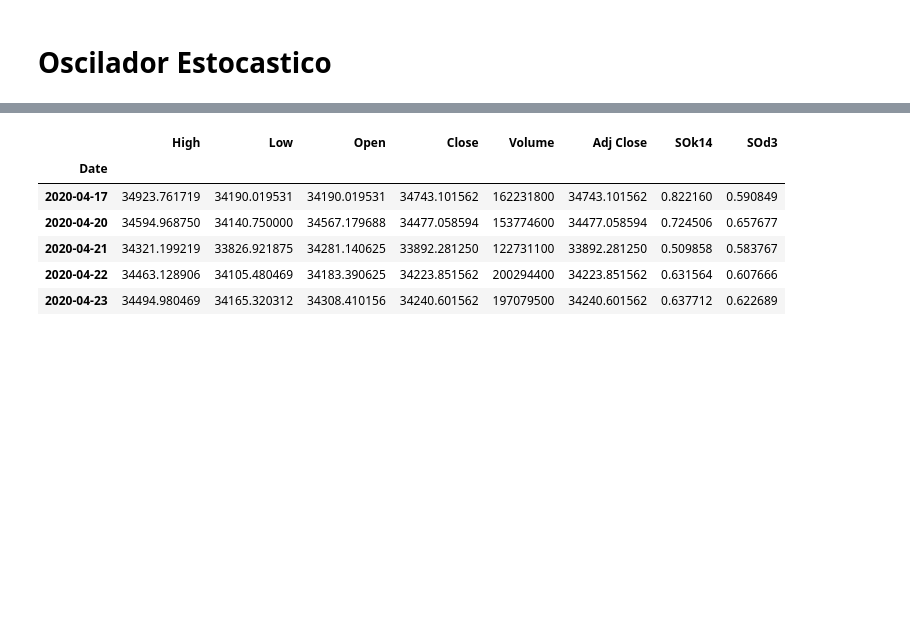
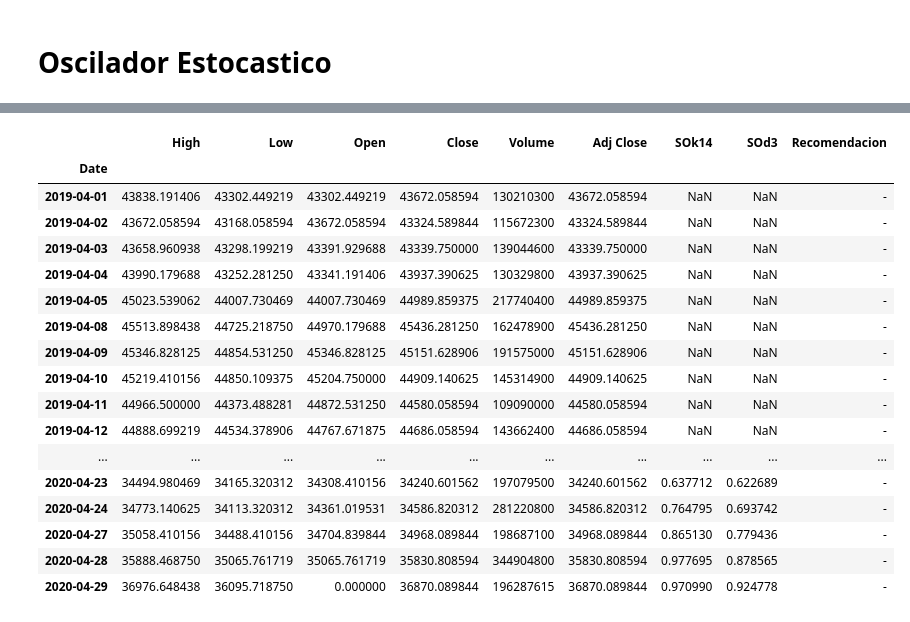
Before and after one commit to rodoren/Analisis-Tecnico, a Jupyter notebook: OsciladorEstocastico.ipynb, the cells around one changed output, grey strips where cells are left out. Cells and saved outputs as stored; diff of their text form; code cells hidden in the pictures; blank space fills up the shorter version.

```diff
--- a/OsciladorEstocastico.ipynb
+++ b/OsciladorEstocastico.ipynb
@@ -9,10 +9,12 @@ import numpy as np
 import datetime as date
 import matplotlib.pyplot as plt
 # %%
-enddate = date.datetime(2020,4,23)
+enddate = date.datetime(2020,4,29)
 startdate = date.datetime(2019,4,1)
 tick = '^MXX'
 ipc = pdr.get_data_yahoo(tick, start = startdate, end = enddate)
+# %%
+pd.set_option('display.max_rows',None)
 # %%
 ipc.head()
 # %% [output]
@@ -62,18 +65,34 @@ def STO(df, nK, nD, nS=1):
     SOd = SOd.ewm(ignore_na = False, span = nS, min_periods = nS - 1 , adjust = True).mean()
     df = df.join(SOk)
     df = df.join(SOd)
+    df['Recomendacion'] = 0
+    df.loc[(((SOk < SOd) & (SOk.shift(1) > SOd.shift(1))) & (SOd > 0.8)),'Recomendacion'] = 'Vender'
+    df.loc[(((SOk > SOd) & (SOk.shift(1) < SOd.shift(1))) & (SOd < 0.2)),'Recomendacion'] = 'Comprar'
+    df.loc[ df['Recomendacion'] == 0, 'Recomendacion'] = '-'
+
     return df
 # %%
 df2 = STO(ipc, 14, 3)
-df2.tail()
+df2
 # %% [output]
-|  | High | Low | Open | Close | Volume | Adj Close | SOk14 | SOd3 |
-| Date |  |  |  |  |  |  |  |  |
-| 2020-04-17 | 34923.761719 | 34190.019531 | 34190.019531 | 34743.101562 | 162231800 | 34743.101562 | 0.822160 | 0.590849 |
-| 2020-04-20 | 34594.968750 | 34140.750000 | 34567.179688 | 34477.058594 | 153774600 | 34477.058594 | 0.724506 | 0.657677 |
-| 2020-04-21 | 34321.199219 | 33826.921875 | 34281.140625 | 33892.281250 | 122731100 | 33892.281250 | 0.509858 | 0.583767 |
-| 2020-04-22 | 34463.128906 | 34105.480469 | 34183.390625 | 34223.851562 | 200294400 | 34223.851562 | 0.631564 | 0.607666 |
-| 2020-04-23 | 34494.980469 | 34165.320312 | 34308.410156 | 34240.601562 | 197079500 | 34240.601562 | 0.637712 | 0.622689 |
+|  | High | Low | Open | Close | Volume | Adj Close | SOk14 | SOd3 | Recomendacion |
+| Date |  |  |  |  |  |  |  |  |  |
+| 2019-04-01 | 43838.191406 | 43302.449219 | 43302.449219 | 43672.058594 | 130210300 | 43672.058594 | NaN | NaN | - |
+| 2019-04-02 | 43672.058594 | 43168.058594 | 43672.058594 | 43324.589844 | 115672300 | 43324.589844 | NaN | NaN | - |
+| 2019-04-03 | 43658.960938 | 43298.199219 | 43391.929688 | 43339.750000 | 139044600 | 43339.750000 | NaN | NaN | - |
+| 2019-04-04 | 43990.179688 | 43252.281250 | 43341.191406 | 43937.390625 | 130329800 | 43937.390625 | NaN | NaN | - |
+| 2019-04-05 | 45023.539062 | 44007.730469 | 44007.730469 | 44989.859375 | 217740400 | 44989.859375 | NaN | NaN | - |
+| 2019-04-08 | 45513.898438 | 44725.218750 | 44970.179688 | 45436.281250 | 162478900 | 45436.281250 | NaN | NaN | - |
+| 2019-04-09 | 45346.828125 | 44854.531250 | 45346.828125 | 45151.628906 | 191575000 | 45151.628906 | NaN | NaN | - |
+| 2019-04-10 | 45219.410156 | 44850.109375 | 45204.750000 | 44909.140625 | 145314900 | 44909.140625 | NaN | NaN | - |
+| 2019-04-11 | 44966.500000 | 44373.488281 | 44872.531250 | 44580.058594 | 109090000 | 44580.058594 | NaN | NaN | - |
+| 2019-04-12 | 44888.699219 | 44534.378906 | 44767.671875 | 44686.058594 | 143662400 | 44686.058594 | NaN | NaN | - |
+| ... | ... | ... | ... | ... | ... | ... | ... | ... | ... |
+| 2020-04-23 | 34494.980469 | 34165.320312 | 34308.410156 | 34240.601562 | 197079500 | 34240.601562 | 0.637712 | 0.622689 | - |
+| 2020-04-24 | 34773.140625 | 34113.320312 | 34361.019531 | 34586.820312 | 281220800 | 34586.820312 | 0.764795 | 0.693742 | - |
+| 2020-04-27 | 35058.410156 | 34488.410156 | 34704.839844 | 34968.089844 | 198687100 | 34968.089844 | 0.865130 | 0.779436 | - |
+| 2020-04-28 | 35888.468750 | 35065.761719 | 35065.761719 | 35830.808594 | 344904800 | 35830.808594 | 0.977695 | 0.878565 | - |
+| 2020-04-29 | 36976.648438 | 36095.718750 | 0.000000 | 36870.089844 | 196287615 | 36870.089844 | 0.970990 | 0.924778 | - |
 # %%
 fig = plt.figure(figsize = (16,8))
 ax1 = plt.subplot(211)
```
Also changed, not shown: parts of 7 cells of this notebook.
